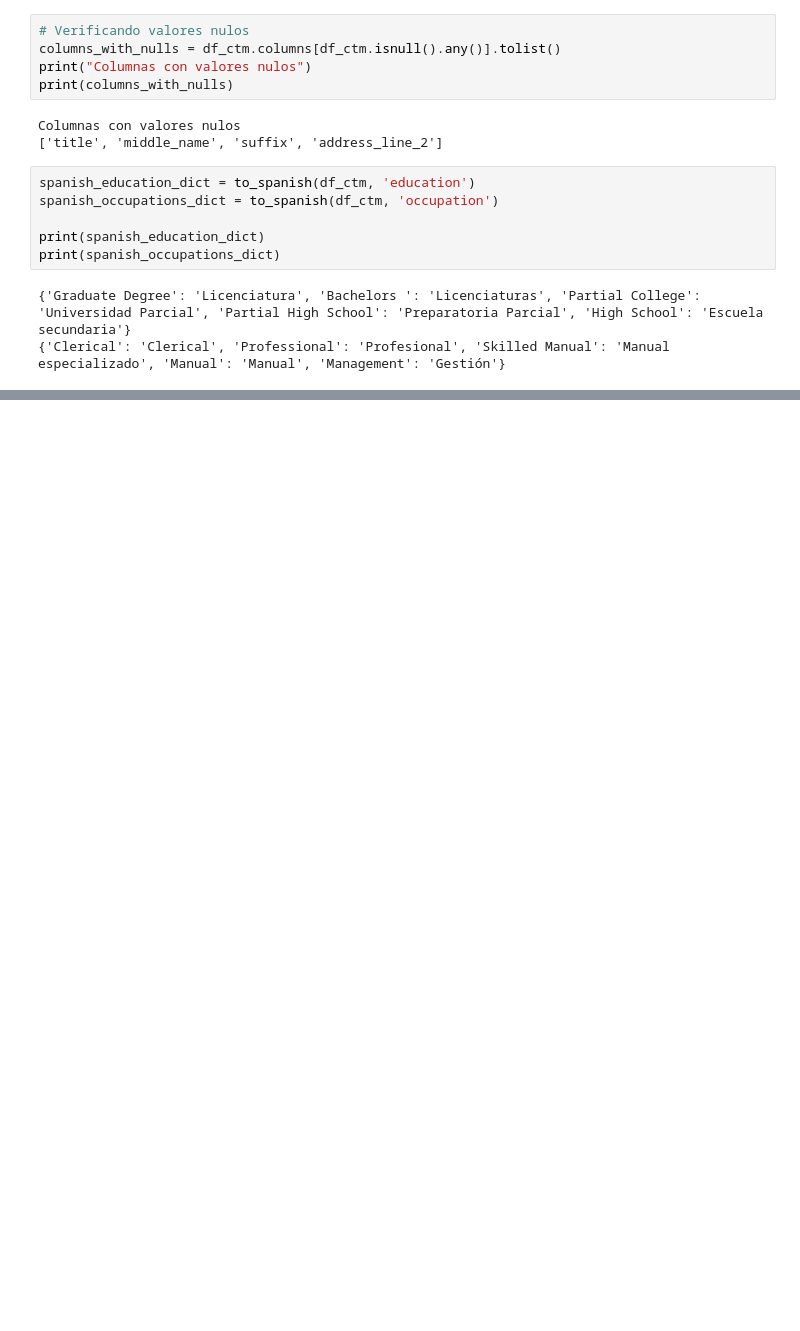
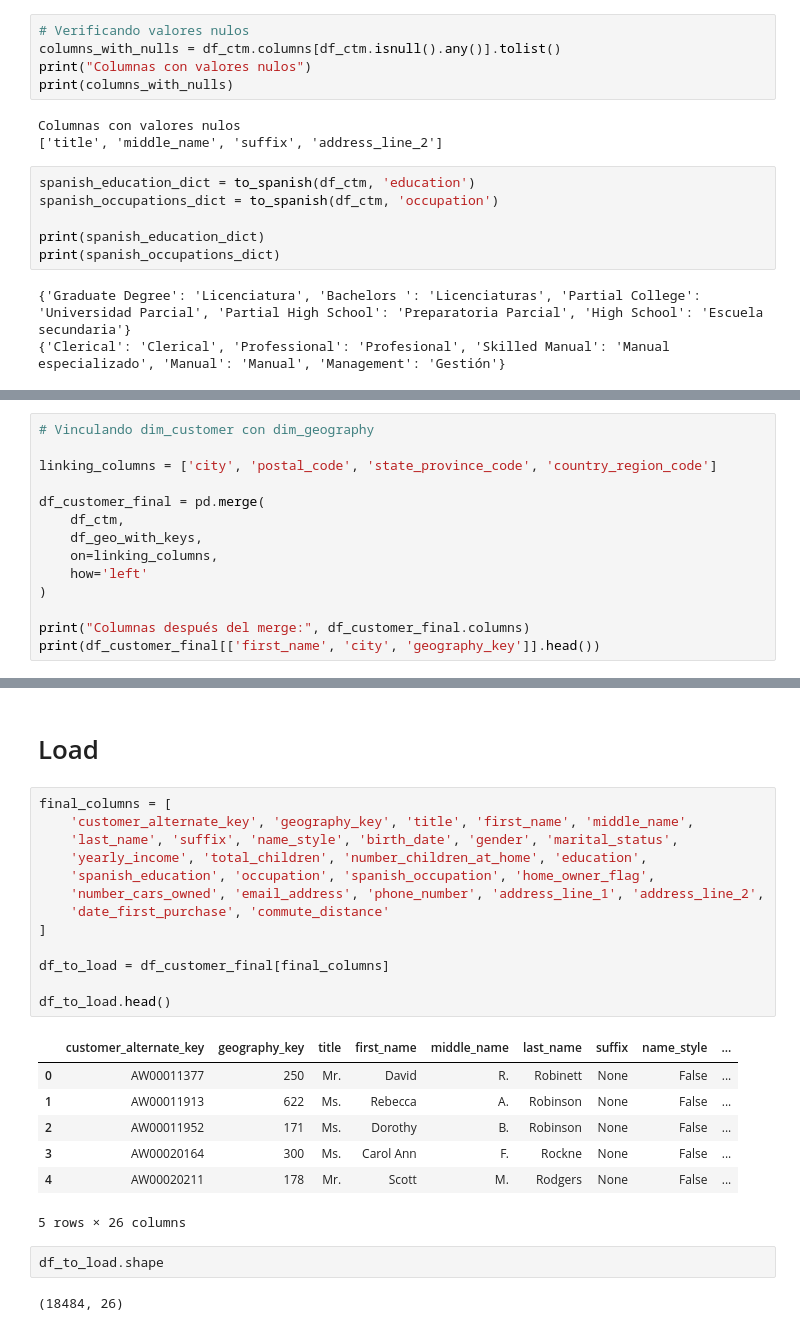
Before and after one commit to andresmg42/AdventureWorks2022ETL, a Jupyter notebook: notebooks/etl_customer_dim.ipynb, the cells around one changed output, grey strips where cells are left out. Saved outputs shown, nothing was run; the diff lists cells and outputs as text; blank space fills up the shorter version.

```diff
--- a/notebooks/etl_customer_dim.ipynb
+++ b/notebooks/etl_customer_dim.ipynb
@@ -282,0 +345,14 @@ df_ctm.head()
+# %%
+# Vinculando dim_customer con dim_geography
+
+linking_columns = ['city', 'postal_code', 'state_province_code', 'country_region_code']
+
+df_customer_final = pd.merge(
+    df_ctm,
+    df_geo_with_keys,
+    on=linking_columns,
+    how='left'
+)
+
+print("Columnas después del merge:", df_customer_final.columns)
+print(df_customer_final[['first_name', 'city', 'geography_key']].head())
@@ -282,0 +375,27 @@ df_ctm.head()
+# %% [markdown]
+# Load
+# %%
+final_columns = [
+    'customer_alternate_key', 'geography_key', 'title', 'first_name', 'middle_name',
+    'last_name', 'suffix', 'name_style', 'birth_date', 'gender', 'marital_status',
+    'yearly_income', 'total_children', 'number_children_at_home', 'education',
+    'spanish_education', 'occupation', 'spanish_occupation', 'home_owner_flag',
+    'number_cars_owned', 'email_address', 'phone_number', 'address_line_1', 'address_line_2',
+    'date_first_purchase', 'commute_distance'
+]
+
+df_to_load = df_customer_final[final_columns]
+
+df_to_load.head()
+# %% [output]
+|  | customer_alternate_key | geography_key | title | first_name | middle_name | last_name | suffix | name_style | ... |
+| 0 | AW00011377 | 250 | Mr. | David | R. | Robinett | None | False | ... |
+| 1 | AW00011913 | 622 | Ms. | Rebecca | A. | Robinson | None | False | ... |
+| 2 | AW00011952 | 171 | Ms. | Dorothy | B. | Robinson | None | False | ... |
+| 3 | AW00020164 | 300 | Ms. | Carol Ann | F. | Rockne | None | False | ... |
+| 4 | AW00020211 | 178 | Mr. | Scott | M. | Rodgers | None | False | ... |
+5 rows × 26 columns
+# %%
+df_to_load.shape
+# %% [output]
+(18484, 26)
```
Also changed, not shown: parts of 13 cells of this notebook, 1 other file.
